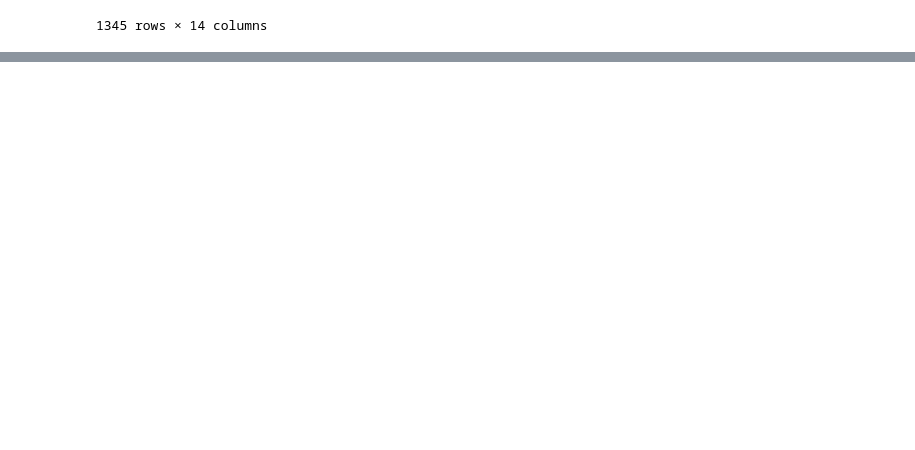
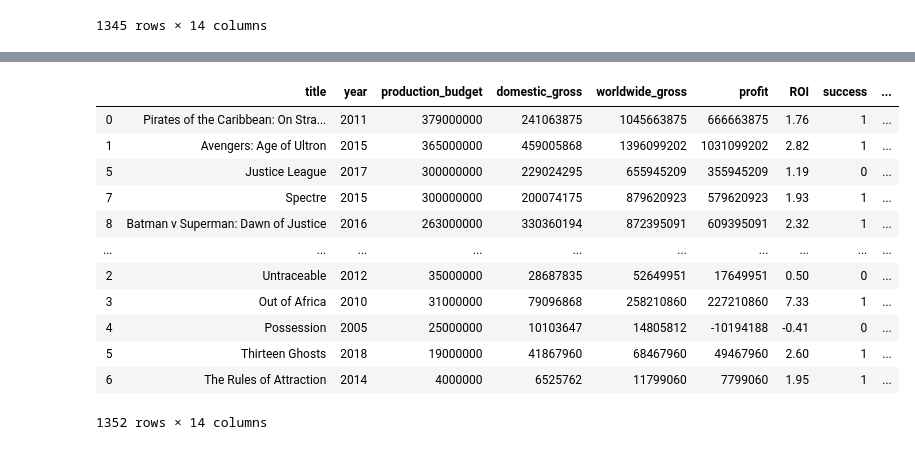
Before and after one commit to will4865/FlatironCapstoneProject, a Jupyter notebook: Script Import.ipynb, the cells around one changed output, grey strips where cells are left out. Drawn from its saved outputs; the diff is of its cells as text; code cells hidden in the pictures; blank space fills up the shorter version.

Commit message:
added more scripts from daily scripts

```diff
--- a/Script Import.ipynb
+++ b/Script Import.ipynb
@@ -965,0 +1141,3 @@ ValueError: columns overlap but no suffix specified: Index(['script'], dtype='ob
+# %%
+daily_script_list_pdf = daily_script_list_pdf.merge(new_daily1, left_on= 'title', right_on = 'title1')
+daily_script_list_pdf#.drop(columns = ['title1','pdf_html'])
@@ -965,0 +1153,3 @@ ValueError: columns overlap but no suffix specified: Index(['script'], dtype='ob
+# %%
+daily_script_list_pdf = daily_script_list_pdf.drop(columns = ['pdf_html','title1_x', 'script_x','title1_y','script_y','title1'])
+daily_script_list_pdf
@@ -965,0 +1165,3 @@ ValueError: columns overlap but no suffix specified: Index(['script'], dtype='ob
+# %%
+daily_script_list_pdf['script'] = daily_script_list_pdf['script'].map(clean_script_html)
+daily_script_list_pdf
@@ -965,0 +1177,18 @@ ValueError: columns overlap but no suffix specified: Index(['script'], dtype='ob
+# %%
+building_df = pd.concat([building_df, daily_script_list_pdf])
+# %%
+building_df
+# %% [output]
+|  | title | year | production_budget | domestic_gross | worldwide_gross | profit | ROI | success | ... |
+| 0 | Pirates of the Caribbean: On Stra... | 2011 | 379000000 | 241063875 | 1045663875 | 666663875 | 1.76 | 1 | ... |
+| 1 | Avengers: Age of Ultron | 2015 | 365000000 | 459005868 | 1396099202 | 1031099202 | 2.82 | 1 | ... |
+| 5 | Justice League | 2017 | 300000000 | 229024295 | 655945209 | 355945209 | 1.19 | 0 | ... |
+| 7 | Spectre | 2015 | 300000000 | 200074175 | 879620923 | 579620923 | 1.93 | 1 | ... |
+| 8 | Batman v Superman: Dawn of Justice | 2016 | 263000000 | 330360194 | 872395091 | 609395091 | 2.32 | 1 | ... |
+| ... | ... | ... | ... | ... | ... | ... | ... | ... | ... |
+| 2 | Untraceable | 2012 | 35000000 | 28687835 | 52649951 | 17649951 | 0.50 | 0 | ... |
+| 3 | Out of Africa | 2010 | 31000000 | 79096868 | 258210860 | 227210860 | 7.33 | 1 | ... |
+| 4 | Possession | 2005 | 25000000 | 10103647 | 14805812 | -10194188 | -0.41 | 0 | ... |
+| 5 | Thirteen Ghosts | 2018 | 19000000 | 41867960 | 68467960 | 49467960 | 2.60 | 1 | ... |
+| 6 | The Rules of Attraction | 2014 | 4000000 | 6525762 | 11799060 | 7799060 | 1.95 | 1 | ... |
+1352 rows × 14 columns
```
Also changed, not shown: parts of 48 cells of this notebook.
